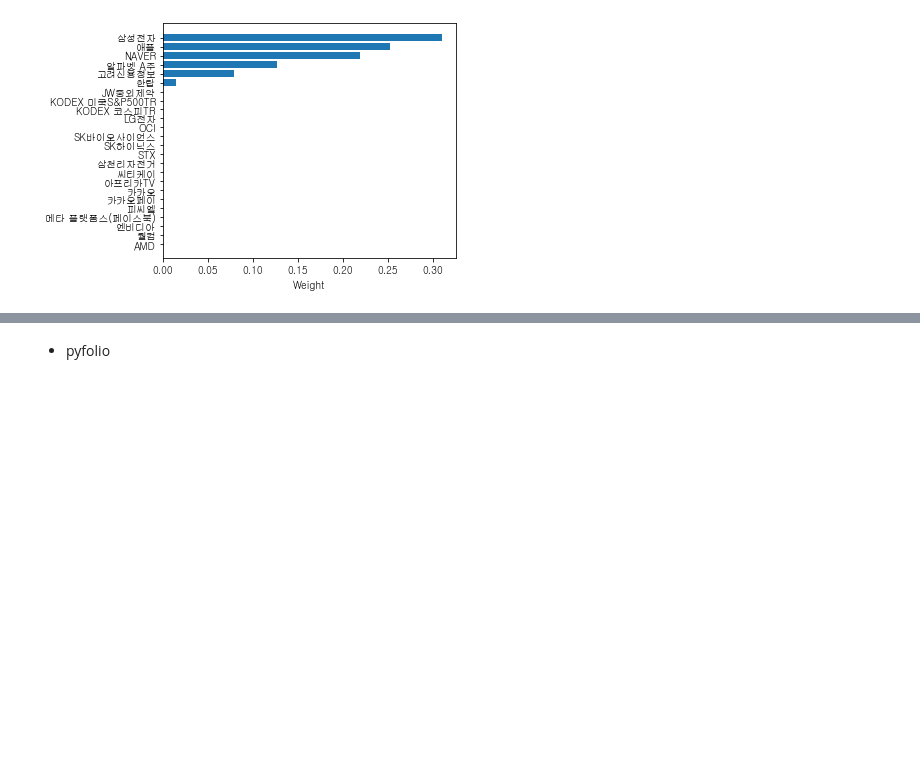
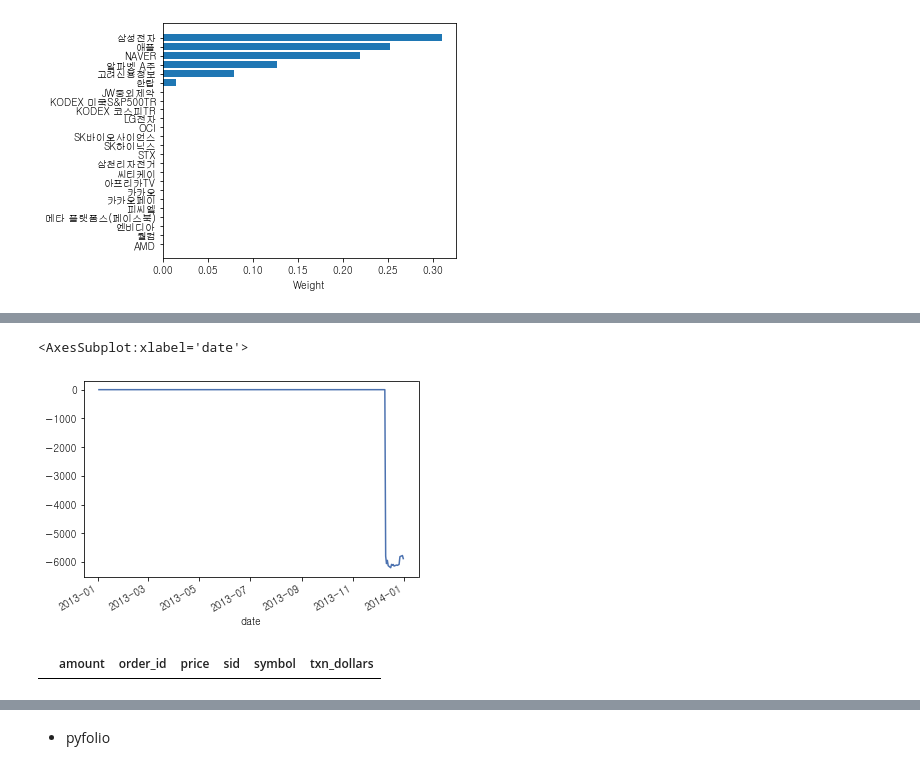
Before and after one commit to yjchoi-95/portfolio, a Jupyter notebook: ipynb/02. portfolio.ipynb, the cells around one changed output, grey strips where cells are left out. Cells and saved outputs as stored; diff of their text form; code cells hidden in the pictures; blank space fills up the shorter version.

```diff
--- a/ipynb/02. portfolio.ipynb
+++ b/ipynb/02. portfolio.ipynb
@@ -572,0 +559,5 @@ temp_price.sum(axis = 1).sum()
+# %%
+benchmark_rets = bt.benchmark_returns
+bt_returns = bt.perf['returns']
+bt_positions = bt.positions
+bt_transactions = bt.transactions
@@ -572,0 +918,5 @@ temp_price.sum(axis = 1).sum()
+# %%
+bt_positions['Equity(FIBBG005P7Q881 [AAL])'].plot()
+# %% [output]
+<AxesSubplot:xlabel='date'>
+[figure, added]
@@ -572,0 +934,4 @@ temp_price.sum(axis = 1).sum()
+# %%
+pf_transactions
+# %% [output]
+|  | amount | order_id | price | sid | symbol | txn_dollars |
```
Also changed, not shown: parts of 104 cells of this notebook.
